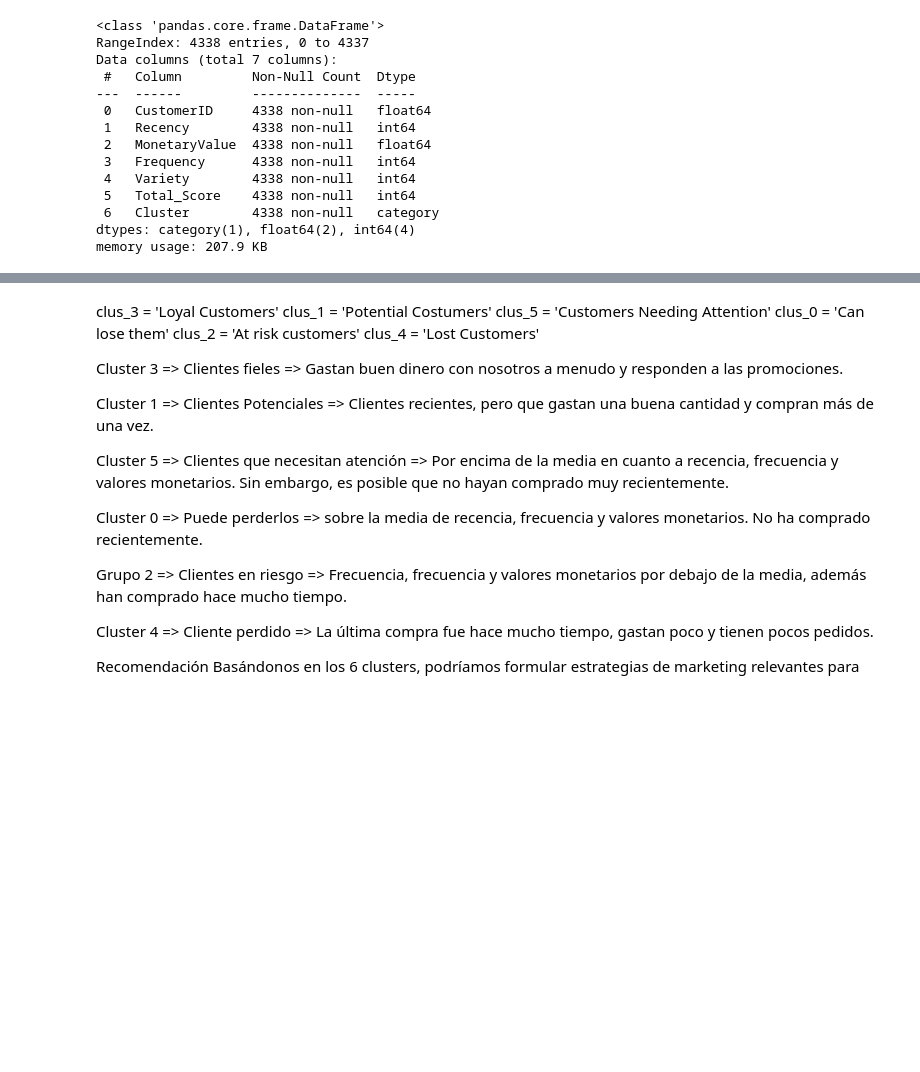
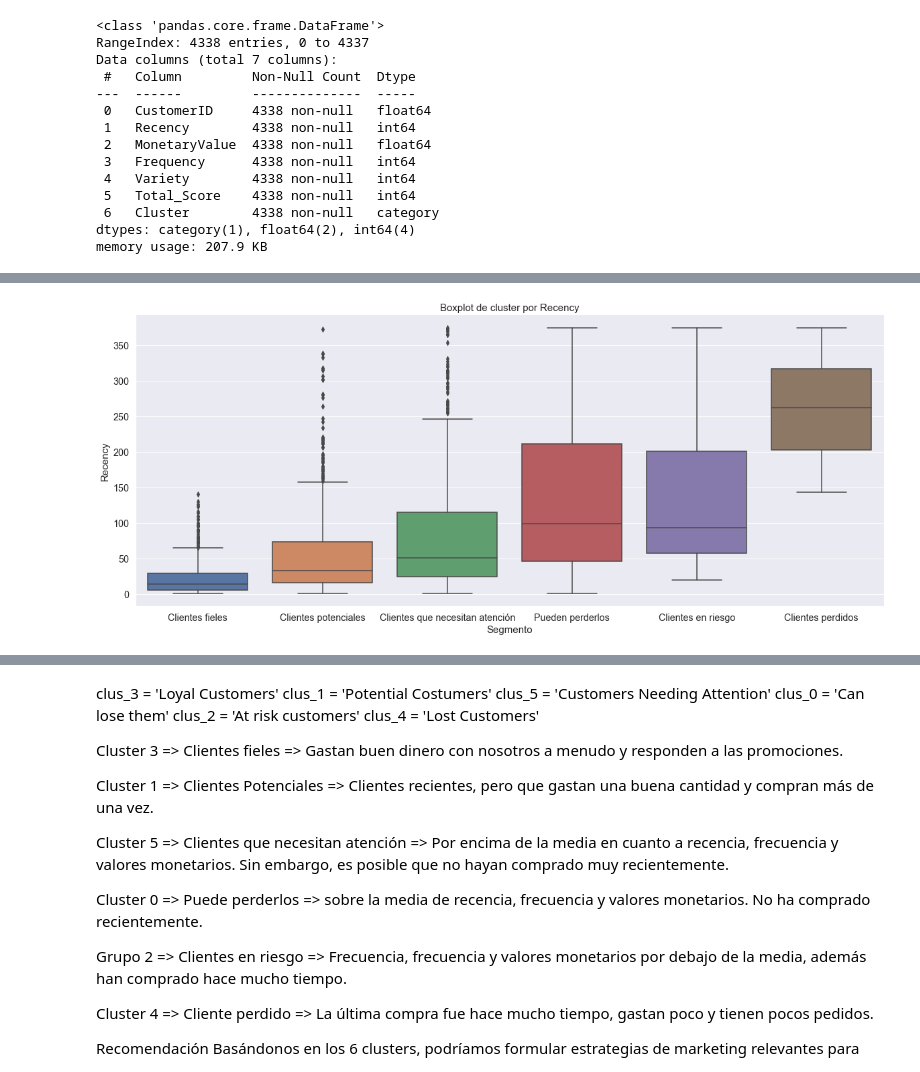
Before and after one commit to frandak2/online_retail_analysis, a Jupyter notebook: notebooks/Cluster_analysis.ipynb, the cells around one changed output, grey strips where cells are left out. Cells and saved outputs as stored; diff of their text form; code cells hidden in the pictures; blank space fills up the shorter version.

```diff
--- a/notebooks/Cluster_analysis.ipynb
+++ b/notebooks/Cluster_analysis.ipynb
@@ -63 +91,15 @@ sns.barplot(data=sq1, x="Cluster", y="CustomerID", palette = "Set2");
+# %%
+plt.figure(figsize=(20,8))
+
+sns.boxplot(x='Class_Cluster', y='Recency', data=df_cluster)
+
+plt.title('Boxplot de cluster por Recency', fontsize =15)
+
+plt.xlabel('Segmento',fontsize =15)
+
+plt.ylabel('Recency', fontsize =15)
+
+plt.savefig(path.reports_figures_dir('BOX_Cluster.png'), format='png', dpi=1000)
+# %% [output]
+[figure, added]
 # %%
```
Also changed, not shown: parts of 12 cells of this notebook, 9 other files.
